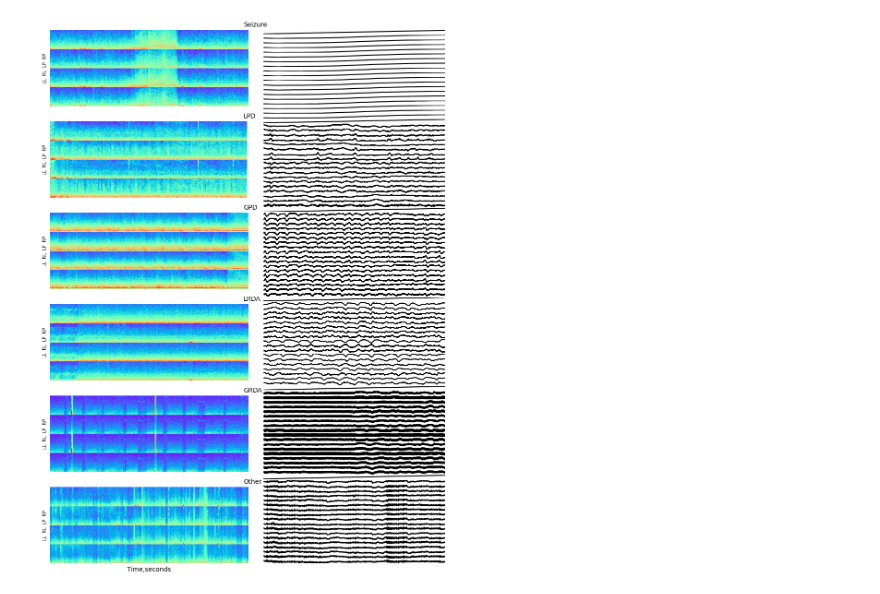
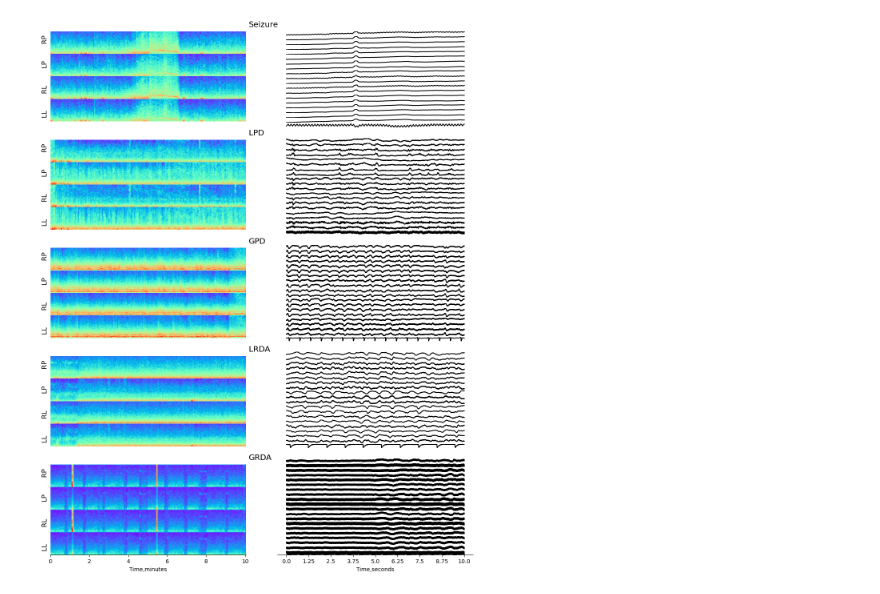
Before and after one commit to limac246/brainActivity2024, a Jupyter notebook: old_stuff/scripts_old/visualizing_eeg_data.ipynb, the cells around one changed output. Cells and saved outputs as stored; diff of their text form; code cells hidden in the pictures.

Commit message:
visualization file update

```diff
--- a/old_stuff/scripts_old/visualizing_eeg_data.ipynb
+++ b/old_stuff/scripts_old/visualizing_eeg_data.ipynb
@@ -55,26 +60,30 @@ def eeg_data(data):
 
 h=6
 w=8
-fig, ax=plt.subplots(6,2, figsize=(w,h),  sharex=True)
+fig, ax=plt.subplots(5,2, figsize=(w,h))
 
 for i,cat in enumerate(d):
     sns.heatmap(pd.read_parquet(f'{spec_path}{d[cat]["spec"]}.parquet').transpose().iloc[::-1].apply(func='log'),
                          cmap='rainbow', cbar=False,  ax=ax[i,0])
-    eeg=pd.read_parquet(f'{eeg_path}{d[cat]["eeg"]}.parquet').iloc[200*20:200*30, :19]
-    sns.lineplot(np.array(eeg),legend=False, ax=ax[i,1])
+    eeg=pd.read_parquet(f'{eeg_path}{d[cat]["eeg"]}.parquet').iloc[200*30:200*40, :19]
+    if i!=4:
+        sns.lineplot(np.array(eeg), ax=ax[i,1], legend=False )
+    else:
+        sns.lineplot(np.array(eeg), ax=ax[i,1] )
 
     ax[i,0].get_xaxis().set_ticks([])
     ax[i,0].get_yaxis().set_ticks([])
     ax[i,0].set_ylabel('LL  RL  LP  RP', fontsize='x-small')
     ax[i,0].text(320,-20, f'{cat}')
 
+    ax[i,1].get_yaxis().set_ticks([])
     ax[i,1].get_xaxis().set_ticks([])
-    ax[i,1].get_yaxis().set_ticks([])
 
 
 
-ax[5,0].set_xlabel('Time,seconds')
-ax[5,1].set_xlabel('Time,seconds')
-ax[5,1].legend(eeg.columns, loc='center left', bbox_to_anchor=(1, 3.5))
+
+ax[4,0].set_xlabel('Time,minutes')
+ax[4,1].set_xlabel('Time,seconds')
+ax[4,1].legend(loc='center left', bbox_to_anchor=(1, 3) )
 plt.show()
 # %% [output]
@@ -82,31 +91,63 @@ plt.show()
 # %%
 
-fig = plt.figure( figsize=(10, 15))
-subfigs = fig.subfigures(1, 2, wspace=-0.2)
+fig = plt.figure( figsize=(12, 17))
+subfigs = fig.subfigures(1, 2, wspace=-0.1)
 
-n_eeg=19
-axsLeft = subfigs[0].subplots( 6,1, sharex=True)
-axsRight = subfigs[1].subplots( 6*n_eeg,1, sharex=True)
+n_eeg=20
+n_cat=5
+axsLeft = subfigs[0].subplots( n_cat,1)
+axsRight = subfigs[1].subplots( n_cat*n_eeg+8,1)
 
 for i,cat in enumerate(d):
-    spec=pd.read_parquet(f'{spec_path}{d[cat]["spec"]}.parquet').transpose().iloc[::-1].apply(func='log')
-    eeg=pd.read_parquet(f'{eeg_path}{d[cat]["eeg"]}.parquet').iloc[200*20:200*30, :n_eeg].reset_index()
+    spec=pd.read_parquet(f'{spec_path}{d[cat]["spec"]}.parquet').transpose().iloc[::-1].apply(func='log').iloc[:,:301]
+    if cat=='Seizure':
+        eeg=pd.read_parquet(f'{eeg_path}{d[cat]["eeg"]}.parquet').iloc[200*29:200*30]
+    else:
+        eeg=pd.read_parquet(f'{eeg_path}{d[cat]["eeg"]}.parquet').iloc[200*20:200*30]
 
     sns.heatmap(spec, cmap='rainbow', cbar=False,  ax=axsLeft[i])
-    axsLeft[i].get_xaxis().set_ticks([])
+
     axsLeft[i].get_yaxis().set_ticks([])
-    axsLeft[i].set_ylabel('LL  RL  LP  RP', fontsize='x-small')
-    axsLeft[i].text(300,-20, f'{cat}')
-    for j in range(n_eeg):
-        sns.lineplot(eeg.iloc[:,j], legend=False, ax=axsRight[i*n_eeg+j], color='black')
-        #axsRight[i*n_eeg+j].get_xaxis().set_ticks([])
-        #axsRight[i*n_eeg+j].get_yaxis().set_ticks([])
-        axsRight[i*n_eeg+j].axis('off')
+    axsLeft[i].get_xaxis().set_visible(False)
+    axsLeft[i].set_ylabel('LL        RL        LP        RP', fontsize='large')
+
+    axsLeft[i].text(305,-20, f'{cat}',  fontsize='x-large')
 
 
 
-axsLeft[5].set_xlabel('Time,seconds')
-axsRight[6*n_eeg-1].set_xlabel('Time,seconds')
+
+    for j in range(n_eeg):
+        sns.lineplot(eeg.iloc[:,j], legend=False, ax=axsRight[i*(n_eeg+2)+j], color='black')
+        #axsRight[i*n_eeg+j].axis('off')
+        axsRight[i*(n_eeg+2)+j].spines['top'].set_visible(False)
+        axsRight[i*(n_eeg+2)+j].spines['right'].set_visible(False)
+        axsRight[i*(n_eeg+2)+j].spines['bottom'].set_visible(False)
+        axsRight[i*(n_eeg+2)+j].spines['left'].set_visible(False)
+        #axsRight[i*n_eeg+j].get_xaxis().set_ticks([])
+        #axsRight[i*n_eeg+j].get_yaxis().set_ticks([])
+        axsRight[i*(n_eeg+2)+j].get_xaxis().set_visible(False)
+        axsRight[i*(n_eeg+2)+j].get_yaxis().set_visible(False)
+        axsRight[i*(n_eeg+2)+j].set_ylabel(None)
+    if(i<4):
+        for k in range(2):
+            axsRight[i*(n_eeg+2)+n_eeg+k].spines['top'].set_visible(False)
+            axsRight[i*(n_eeg+2)+n_eeg+k].spines['right'].set_visible(False)
+            axsRight[i*(n_eeg+2)+n_eeg+k].spines['bottom'].set_visible(False)
+            axsRight[i*(n_eeg+2)+n_eeg+k].spines['left'].set_visible(False)
+            axsRight[i*(n_eeg+2)+n_eeg+k].get_xaxis().set_visible(False)
+            axsRight[i*(n_eeg+2)+n_eeg+k].get_yaxis().set_visible(False)
+            axsRight[i*(n_eeg+2)+n_eeg+k].set_ylabel(None)
+
+
+
+axsLeft[n_cat-1].set_xlabel('Time,minutes')
+axsRight[n_cat*(n_eeg+2)-3].set_xlabel('Time,seconds')
+axsRight[n_cat*(n_eeg+2)-3].get_xaxis().set_visible(True)
+axsRight[n_cat*(n_eeg+2)-3].set_xticks(list(range(4000, 6001, 250)), labels=[i*1.25 for i in range(0,9)], rotation=0)
+axsRight[n_cat*(n_eeg+2)-3].spines['bottom'].set_visible(True)
+axsLeft[n_cat-1].get_xaxis().set_visible(True)
+axsLeft[n_cat-1].set_xticks(list(range(0, 301, 60)), labels=[i*2 for i in range(0,6)], rotation=0)
+axsLeft[n_cat-1].spines['bottom'].set_visible(True)
 plt.show()
 # %% [output]
-[figure, old version]
+[figure, new version]
```
Also changed, not shown: parts of 5 cells of this notebook, 2 other files.
